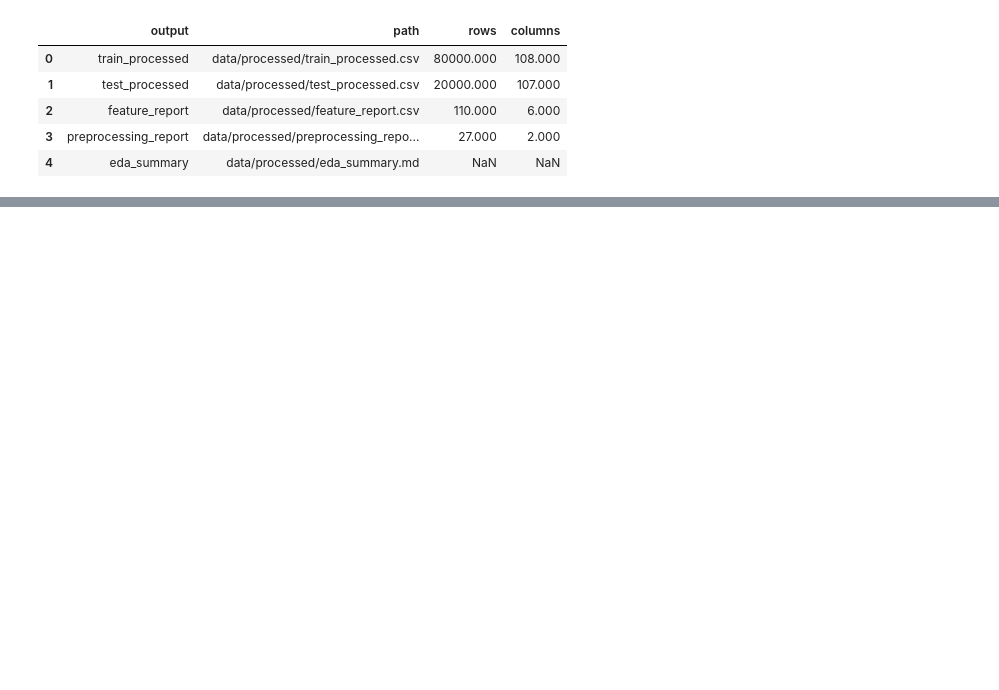
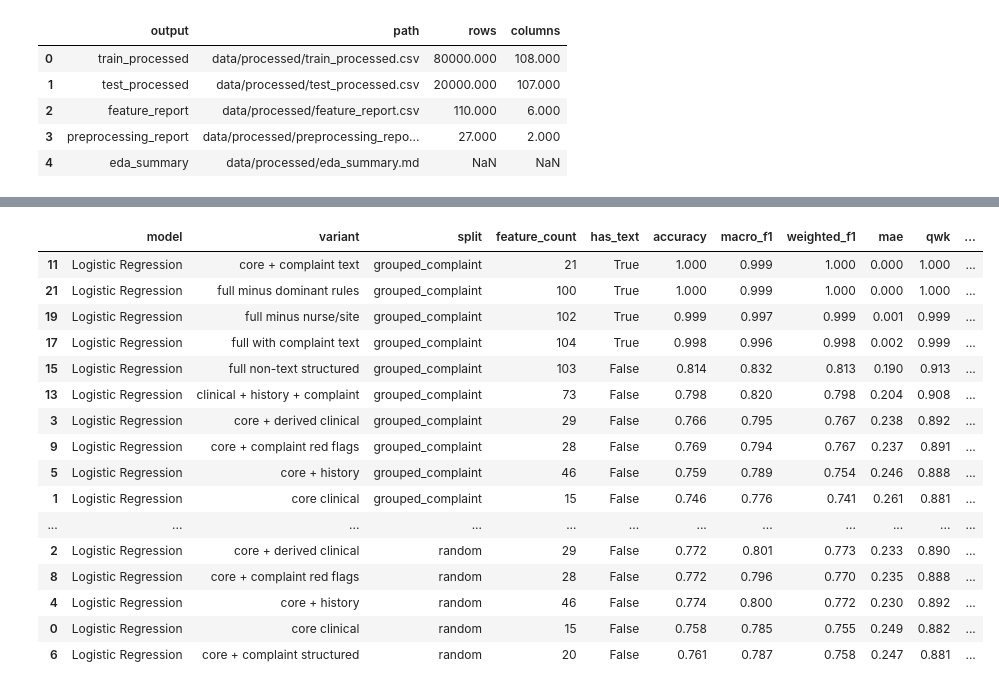
Before and after one commit to linda1l/Triagegeist, a Jupyter notebook: Triagegeist.ipynb, the cells around one changed output, grey strips where cells are left out. Drawn from its saved outputs; the diff is of its cells as text; code cells hidden in the pictures; blank space fills up the shorter version.

```diff
--- a/Triagegeist.ipynb
+++ b/Triagegeist.ipynb
@@ -1322,0 +1867,14 @@ display(
+# %%
+RANDOM_STATE = 42
+VALIDATION_SIZE = 0.20
+TEXT_MAX_FEATURES = 5000
+DOMINANT_RULE_COLUMNS = ["news2_score", "high_news2", "low_gcs", "very_low_gcs"]
+
+try:
+    _ = OneHotEncoder(handle_unknown="ignore", sparse_output=True)
+    OHE_KWARGS = {"handle_unknown": "ignore", "sparse_output": True}
+except TypeError:
+    OHE_KWARGS = {"handle_unknown": "ignore", "sparse": True}
+
+warnings.filterwarnings("ignore", category=FutureWarning)
+warnings.filterwarnings("ignore", category=UserWarning)
@@ -1322,0 +2170,29 @@ display(
+# %%
+ablation_results = []
+for spec in ablation_specs:
+    ablation_results.append(fit_evaluate_ablation(spec, random_train_idx, random_valid_idx, "random"))
+    ablation_results.append(fit_evaluate_ablation(spec, group_train_idx, group_valid_idx, "grouped_complaint"))
+
+ablation_results_df = pd.DataFrame(ablation_results)
+ablation_results_display = format_metric_table(
+    ablation_results_df.sort_values(["split", "high_acuity_recall", "severe_undertriage_rate", "macro_f1"], ascending=[True, False, True, False])
+)
+display(ablation_results_display)
+# %% [output]
+|  | model | variant | split | feature_count | has_text | accuracy | macro_f1 | weighted_f1 | mae | qwk | ... |
+| 11 | Logistic Regression | core + complaint text | grouped_complaint | 21 | True | 1.000 | 0.999 | 1.000 | 0.000 | 1.000 | ... |
+| 21 | Logistic Regression | full minus dominant rules | grouped_complaint | 100 | True | 1.000 | 0.999 | 1.000 | 0.000 | 1.000 | ... |
+| 19 | Logistic Regression | full minus nurse/site | grouped_complaint | 102 | True | 0.999 | 0.997 | 0.999 | 0.001 | 0.999 | ... |
+| 17 | Logistic Regression | full with complaint text | grouped_complaint | 104 | True | 0.998 | 0.996 | 0.998 | 0.002 | 0.999 | ... |
+| 15 | Logistic Regression | full non-text structured | grouped_complaint | 103 | False | 0.814 | 0.832 | 0.813 | 0.190 | 0.913 | ... |
+| 13 | Logistic Regression | clinical + history + complaint | grouped_complaint | 73 | False | 0.798 | 0.820 | 0.798 | 0.204 | 0.908 | ... |
+| 3 | Logistic Regression | core + derived clinical | grouped_complaint | 29 | False | 0.766 | 0.795 | 0.767 | 0.238 | 0.892 | ... |
+| 9 | Logistic Regression | core + complaint red flags | grouped_complaint | 28 | False | 0.769 | 0.794 | 0.767 | 0.237 | 0.891 | ... |
+| 5 | Logistic Regression | core + history | grouped_complaint | 46 | False | 0.759 | 0.789 | 0.754 | 0.246 | 0.888 | ... |
+| 1 | Logistic Regression | core clinical | grouped_complaint | 15 | False | 0.746 | 0.776 | 0.741 | 0.261 | 0.881 | ... |
+| ... | ... | ... | ... | ... | ... | ... | ... | ... | ... | ... | ... |
+| 2 | Logistic Regression | core + derived clinical | random | 29 | False | 0.772 | 0.801 | 0.773 | 0.233 | 0.890 | ... |
+| 8 | Logistic Regression | core + complaint red flags | random | 28 | False | 0.772 | 0.796 | 0.770 | 0.235 | 0.888 | ... |
+| 4 | Logistic Regression | core + history | random | 46 | False | 0.774 | 0.800 | 0.772 | 0.230 | 0.892 | ... |
+| 0 | Logistic Regression | core clinical | random | 15 | False | 0.758 | 0.785 | 0.755 | 0.249 | 0.882 | ... |
+| 6 | Logistic Regression | core + complaint structured | random | 20 | False | 0.761 | 0.787 | 0.758 | 0.247 | 0.881 | ... |
```
Also changed, not shown: parts of 59 cells of this notebook, 2 other files.
